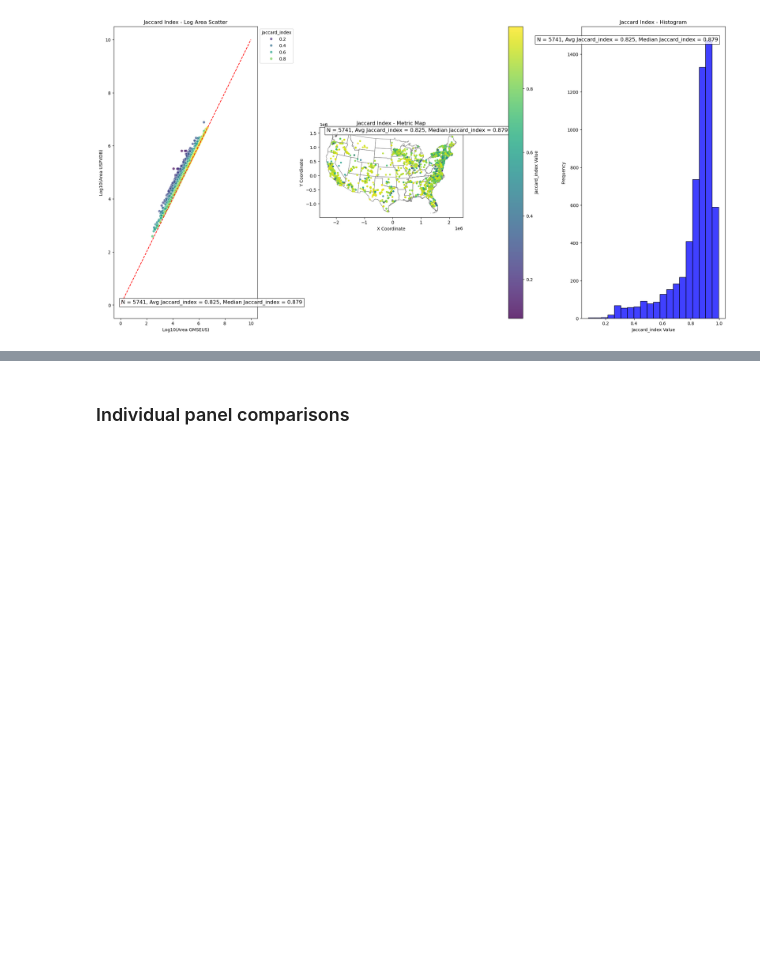
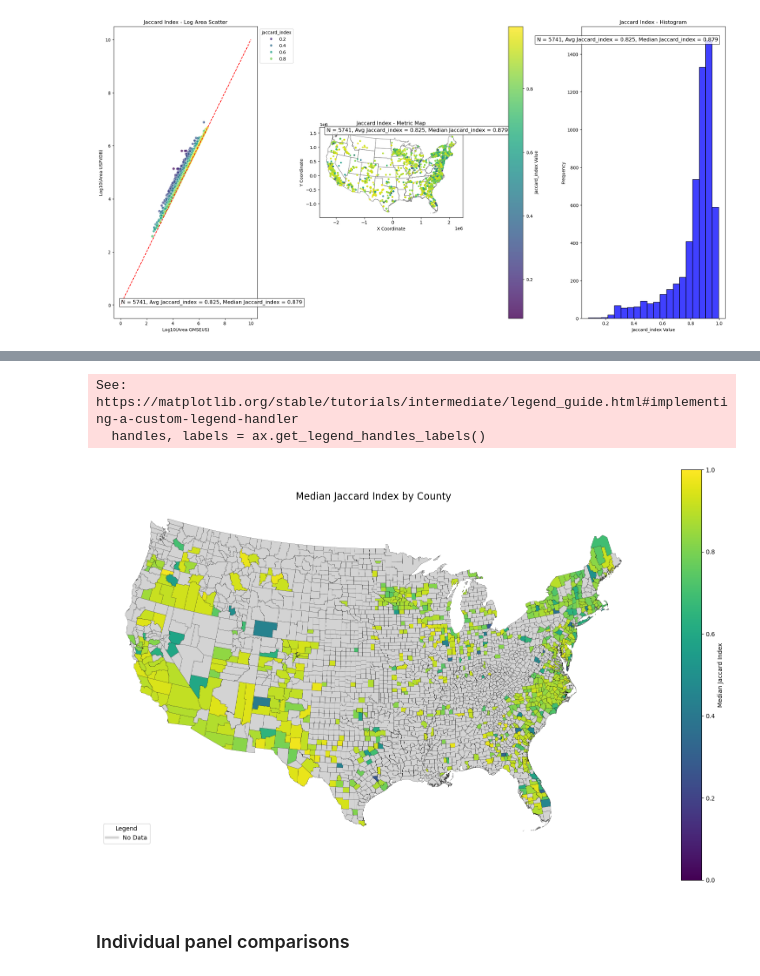
Before and after one commit to stidjaco/GMSEUS, a Jupyter notebook: script9_spatialValidation.ipynb, the cells around one changed output, grey strips where cells are left out. Cells and saved outputs as stored; diff of their text form; code cells hidden in the pictures; blank space fills up the shorter version.

```diff
--- a/script9_spatialValidation.ipynb
+++ b/script9_spatialValidation.ipynb
@@ -767,0 +854,76 @@ plot_metric_pairs_with_details(final_intersections, us_boundary, metrics, titles
+# %%
+# Step 1: Load the US county boundary data
+counties = gpd.read_file("G:\\Data\\GMSEUS\\SupplementaryData\\counties_nolakes.shp")
+counties = counties.to_crs(final_intersections.crs)
+
+print(counties.columns)
+# Step 2: Assign county names to intersections based on their location
+def find_county_name(geom, boundary):
+    """Find the county containing the geometry."""
+    containing_counties = boundary.loc[boundary.contains(geom), "GEOID"]
+    if not containing_counties.empty:
+        return containing_counties.values[0]
+    return None  # Return None if no county contains the geometry
+
+# Apply the function to find county names
+final_intersections['county_name'] = final_intersections.geometry.apply(lambda x: find_county_name(x, counties))
+
+# Step 3: Filter out intersections without a valid county name
+final_intersections = final_intersections[final_intersections['county_name'].notna()]
+
+# Step 4: Group by county name and calculate the median Jaccard Index for each county
+county_median_jaccard = (
+    final_intersections.groupby('county_name', as_index=False)['jaccard_index']
+    .median()
+    .rename(columns={'jaccard_index': 'median_jaccard'})
+)
+
+# Step 5: Merge median Jaccard values with county boundary data
+counties = counties.merge(county_median_jaccard, left_on='GEOID', right_on='county_name', how='left')
+
+# Step 6: Add a "No Data" flag for counties without data
+counties['has_data'] = ~counties['median_jaccard'].isna()  # True if county has data, False otherwise
+
+# Step 7: Plot the map
+fig, ax = plt.subplots(figsize=(16, 16))
+
+# Plot counties with data using the color palette
+counties_with_data = counties[counties['has_data']]
+counties_with_data.plot(
+    ax=ax,
+    column='median_jaccard',
+    cmap='viridis',
+    edgecolor='black',
+    linewidth=0.2,
+    legend=True,
+    legend_kwds={
+        'label': "Median Jaccard Index",
+        'shrink': 0.6,
+        'orientation': "vertical",
+    },
+    vmin=0,  # Set color range min
+    vmax=1   # Set color range max
+)
+
+# Plot counties without data in light gray
+counties_without_data = counties[~counties['has_data']]
+counties_without_data.plot(
+    ax=ax,
+    color='lightgrey',
+    edgecolor='black',
+    linewidth=0.2,
+    label="No Data"
+)
+
+# Add a manual "No Data" legend
+handles, labels = ax.get_legend_handles_labels()
+handles.append(plt.Line2D([0], [0], color="lightgrey", lw=4))
+labels.append("No Data")
+ax.legend(handles, labels, loc="lower left", title="Legend", fontsize=10)
+
+# Add title and adjust
+ax.set_title("Median Jaccard Index by County", fontsize=16)
+ax.axis("off")
+plt.tight_layout()
+plt.show()
+# %% [output]
@@ -767,0 +935,3 @@ plot_metric_pairs_with_details(final_intersections, us_boundary, metrics, titles
+See: https://matplotlib.org/stable/tutorials/intermediate/legend_guide.html#implementing-a-custom-legend-handler
+  handles, labels = ax.get_legend_handles_labels()
+[figure, added]
```
Also changed, not shown: parts of 11 cells of this notebook.
